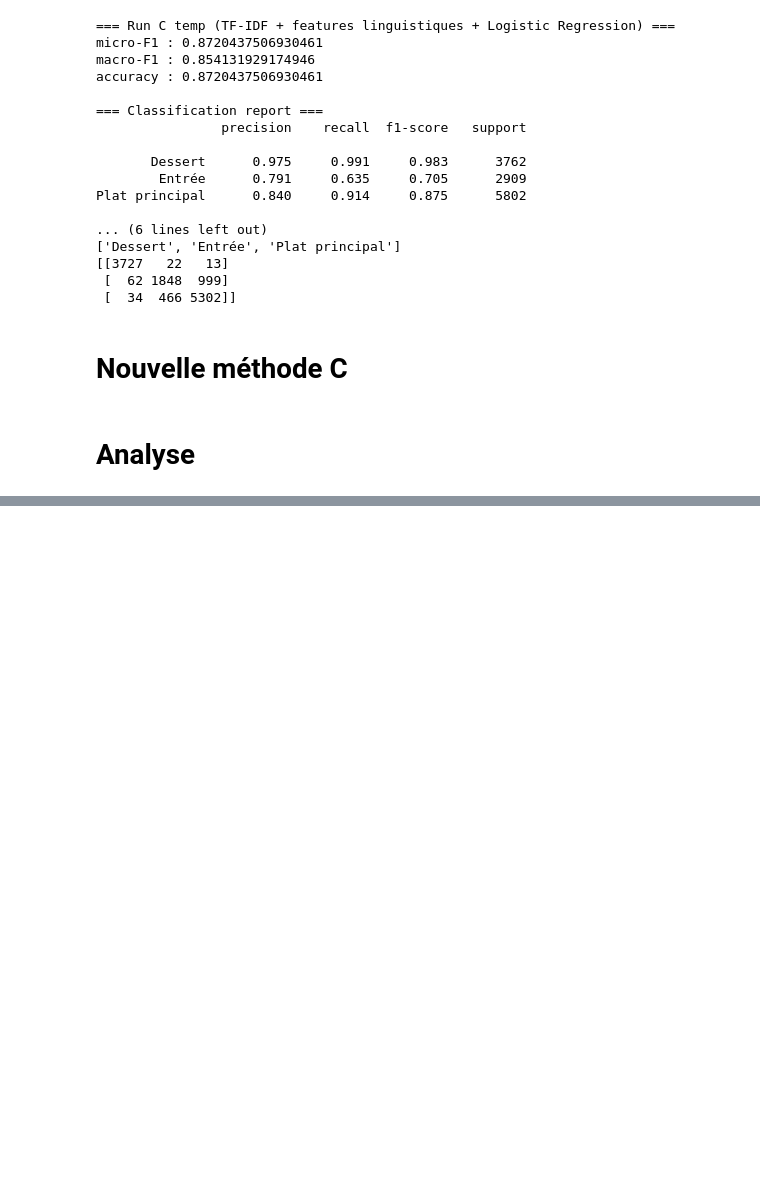
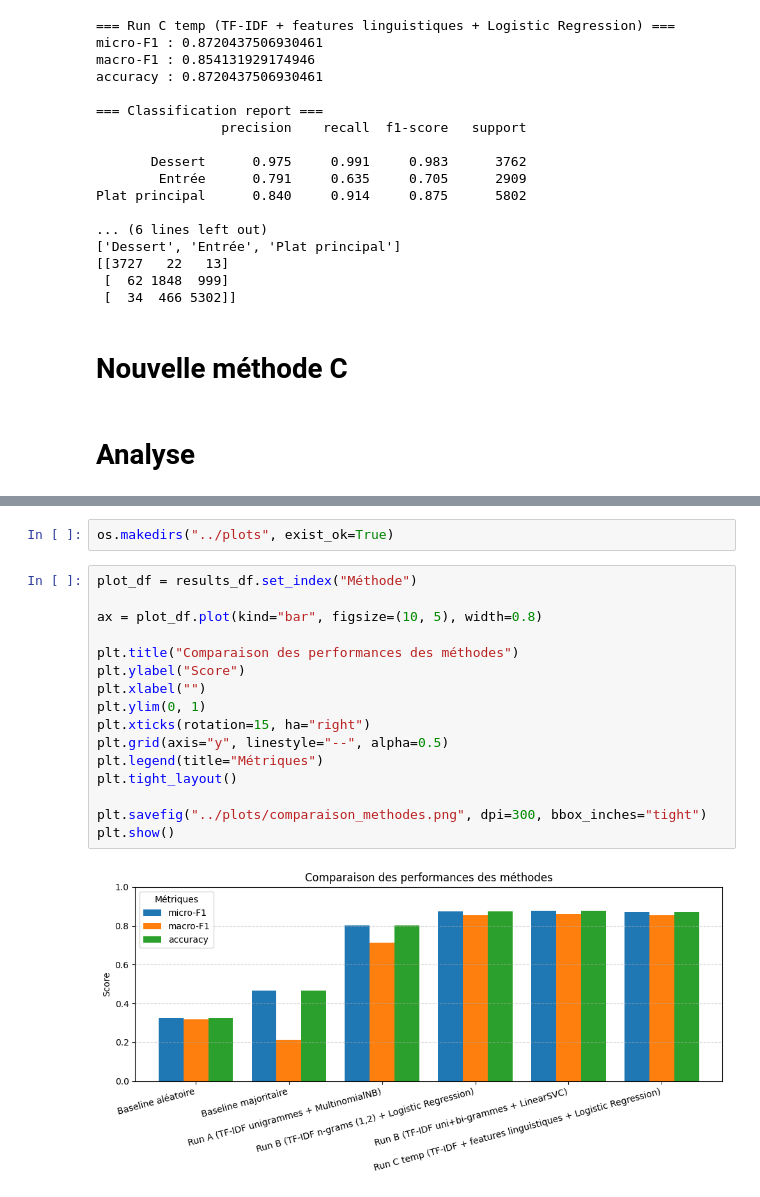
Before and after one commit to StuartGP-dev/Projet_TAL, a Jupyter notebook: src/main.ipynb, the cells around one changed output, grey strips where cells are left out. Cells and saved outputs as stored; diff of their text form; blank space fills up the shorter version.

Commit message:
Update exploration de données + SVM + plots

```diff
--- a/src/main.ipynb
+++ b/src/main.ipynb
@@ -556,0 +657,20 @@ results_df
+# %%
+os.makedirs("../plots", exist_ok=True)
+# %%
+plot_df = results_df.set_index("Méthode")
+
+ax = plot_df.plot(kind="bar", figsize=(10, 5), width=0.8)
+
+plt.title("Comparaison des performances des méthodes")
+plt.ylabel("Score")
+plt.xlabel("")
+plt.ylim(0, 1)
+plt.xticks(rotation=15, ha="right")
+plt.grid(axis="y", linestyle="--", alpha=0.5)
+plt.legend(title="Métriques")
+plt.tight_layout()
+
+plt.savefig("../plots/comparaison_methodes.png", dpi=300, bbox_inches="tight")
+plt.show()
+# %% [output]
+[figure, added]
```
Also changed, not shown: parts of 26 cells of this notebook, 3 other files.
